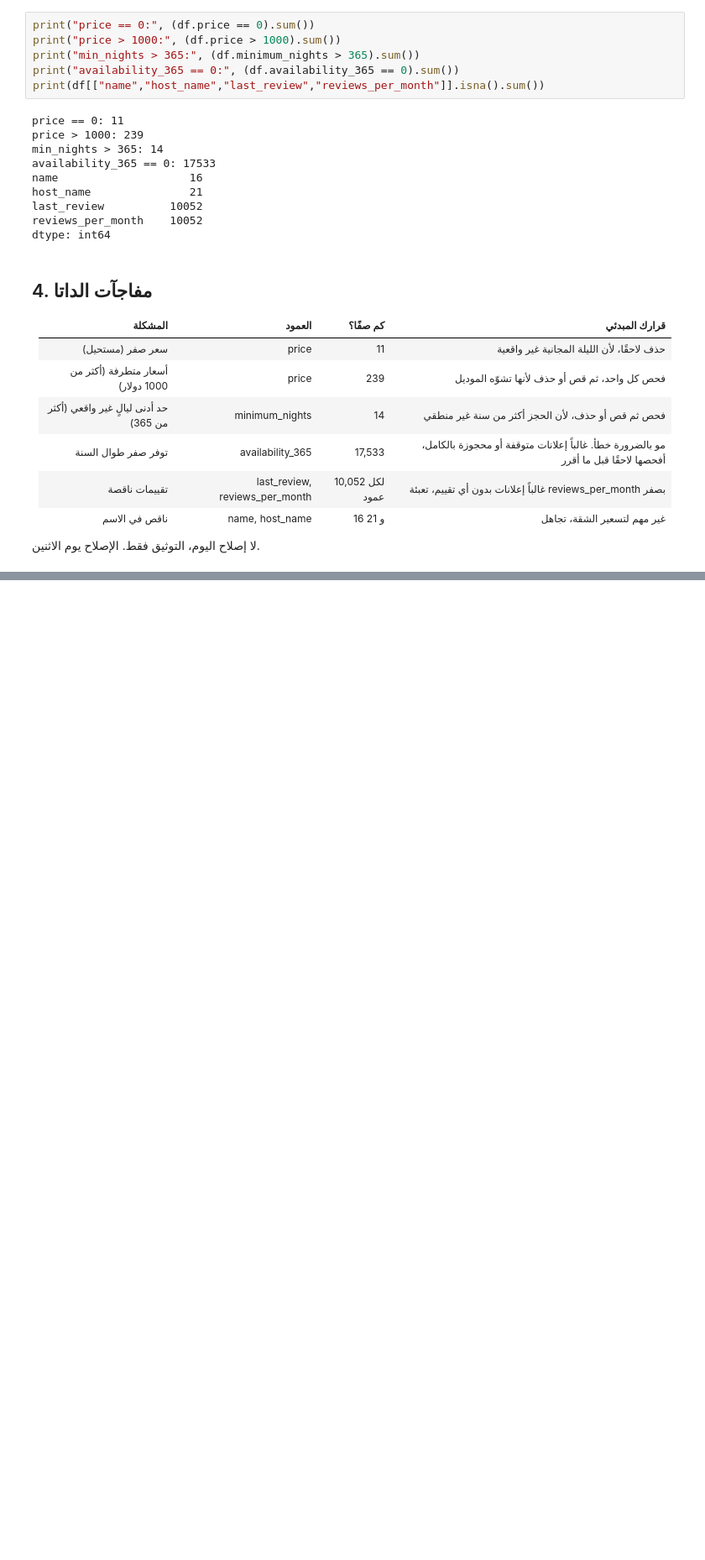
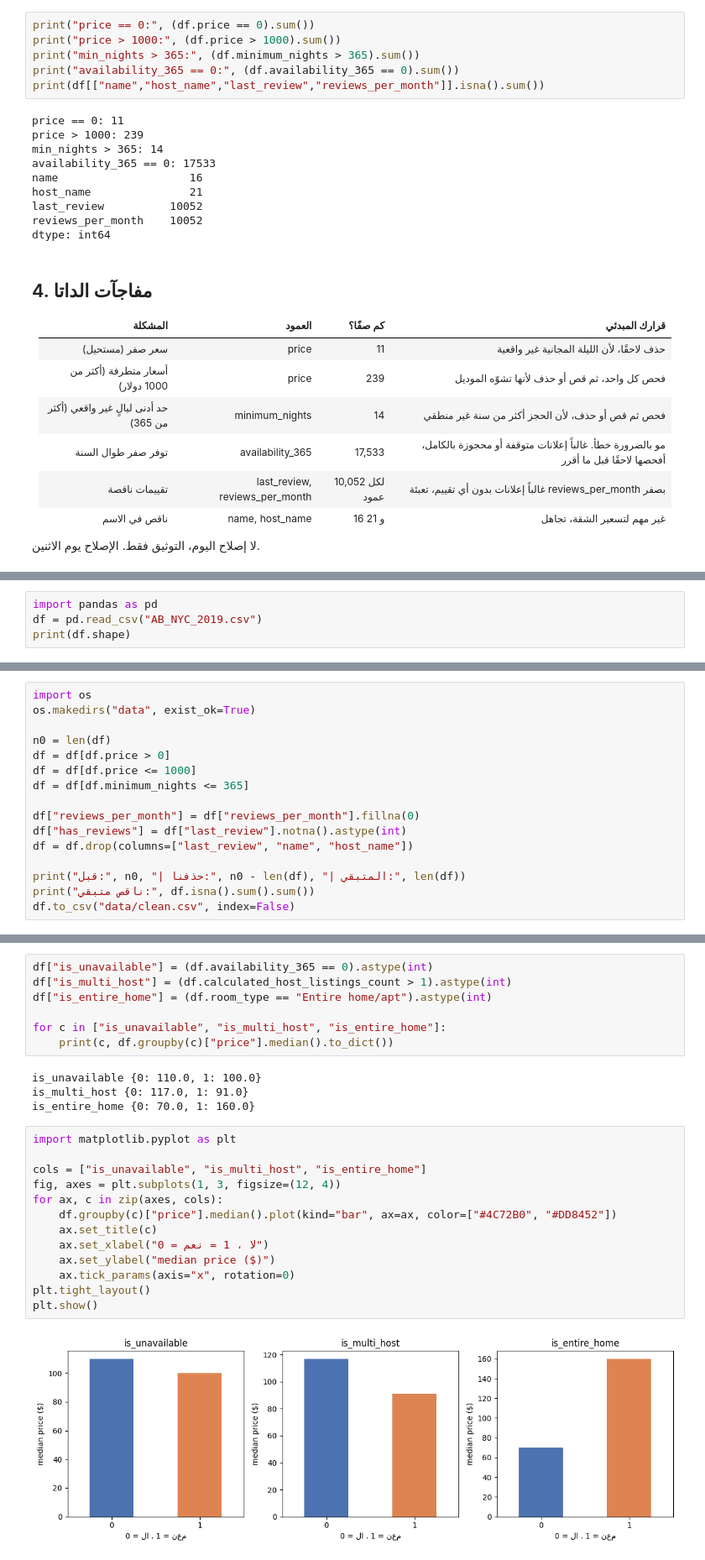
Before and after one commit to na0664280-dev/nyc-airbnb-pricing, a Jupyter notebook: Untitled8.ipynb, the cells around one changed output, grey strips where cells are left out. Shown at 84% size. Drawn from its saved outputs; the diff is of its cells as text; blank space fills up the shorter version.

Commit message:
Add cleaning, features,selection(day2)

```diff
--- a/Untitled8.ipynb
+++ b/Untitled8.ipynb
@@ -131,0 +158,4 @@ dtype: int64
+# %%
+import pandas as pd
+df = pd.read_csv("AB_NYC_2019.csv")
+print(df.shape)
@@ -131,0 +178,16 @@ dtype: int64
+# %%
+import os
+os.makedirs("data", exist_ok=True)
+
+n0 = len(df)
+df = df[df.price > 0]
+df = df[df.price <= 1000]
+df = df[df.minimum_nights <= 365]
+
+df["reviews_per_month"] = df["reviews_per_month"].fillna(0)
+df["has_reviews"] = df["last_review"].notna().astype(int)
+df = df.drop(columns=["last_review", "name", "host_name"])
+
+print("قبل:", n0, "| حذفنا:", n0 - len(df), "| المتبقي:", len(df))
+print("ناقص متبقي:", df.isna().sum().sum())
+df.to_csv("data/clean.csv", index=False)
@@ -131,0 +206,26 @@ dtype: int64
+# %%
+df["is_unavailable"] = (df.availability_365 == 0).astype(int)
+df["is_multi_host"] = (df.calculated_host_listings_count > 1).astype(int)
+df["is_entire_home"] = (df.room_type == "Entire home/apt").astype(int)
+
+for c in ["is_unavailable", "is_multi_host", "is_entire_home"]:
+    print(c, df.groupby(c)["price"].median().to_dict())
+# %% [output]
+is_unavailable {0: 110.0, 1: 100.0}
+is_multi_host {0: 117.0, 1: 91.0}
+is_entire_home {0: 70.0, 1: 160.0}
+# %%
+import matplotlib.pyplot as plt
+
+cols = ["is_unavailable", "is_multi_host", "is_entire_home"]
+fig, axes = plt.subplots(1, 3, figsize=(12, 4))
+for ax, c in zip(axes, cols):
+    df.groupby(c)["price"].median().plot(kind="bar", ax=ax, color=["#4C72B0", "#DD8452"])
+    ax.set_title(c)
+    ax.set_xlabel("0 = لا ، 1 = نعم")
+    ax.set_ylabel("median price ($)")
+    ax.tick_params(axis="x", rotation=0)
+plt.tight_layout()
+plt.show()
+# %% [output]
+[figure, added]
```
Also changed, not shown: parts of 17 cells of this notebook.
